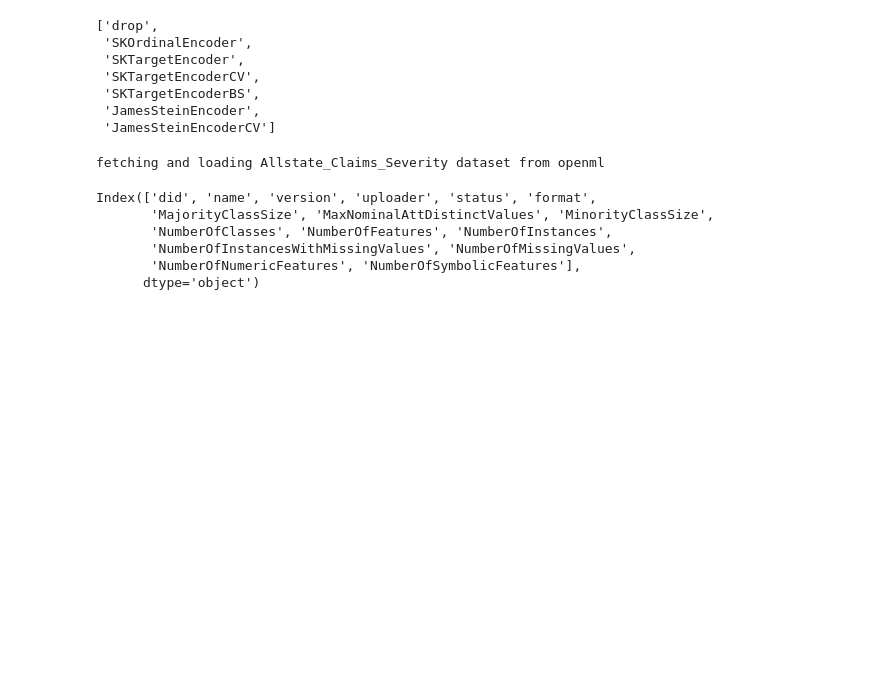
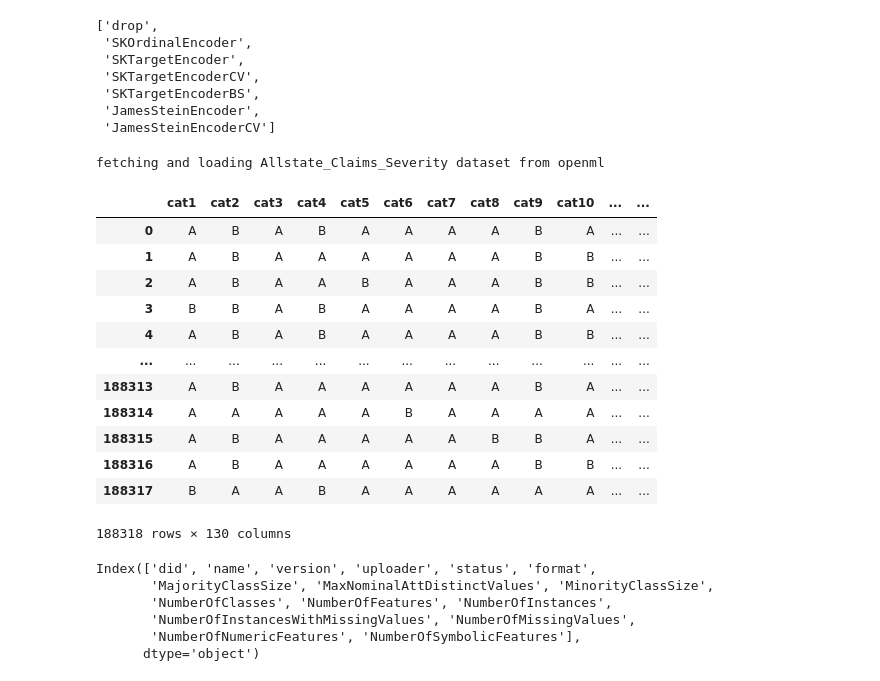
Before and after one commit to thomasjpfan/sk_encoder_cv, a Jupyter notebook: analysis.ipynb, the cells around one changed output. Drawn from its saved outputs; the diff is of its cells as text; code cells hidden in the pictures; blank space fills up the shorter version.

```diff
--- a/analysis.ipynb
+++ b/analysis.ipynb
@@ -227,3 +225,21 @@ meta
+# %%
+df = meta['X']
+# %%
+df
+# %% [output]
+|  | cat1 | cat2 | cat3 | cat4 | cat5 | cat6 | cat7 | cat8 | cat9 | cat10 | ... | ... |
+| 0 | A | B | A | B | A | A | A | A | B | A | ... | ... |
+| 1 | A | B | A | A | A | A | A | A | B | B | ... | ... |
+| 2 | A | B | A | A | B | A | A | A | B | B | ... | ... |
+| 3 | B | B | A | B | A | A | A | A | B | A | ... | ... |
+| 4 | A | B | A | B | A | A | A | A | B | B | ... | ... |
+| ... | ... | ... | ... | ... | ... | ... | ... | ... | ... | ... | ... | ... |
+| 188313 | A | B | A | A | A | A | A | A | B | A | ... | ... |
+| 188314 | A | A | A | A | A | B | A | A | A | A | ... | ... |
+| 188315 | A | B | A | A | A | A | A | B | B | A | ... | ... |
+| 188316 | A | B | A | A | A | A | A | A | B | B | ... | ... |
+| 188317 | B | A | A | B | A | A | A | A | A | A | ... | ... |
+188318 rows × 130 columns
 # %%
 import openml
 # %%
```
Also changed, not shown: parts of 6 cells of this notebook, 41 other files.
